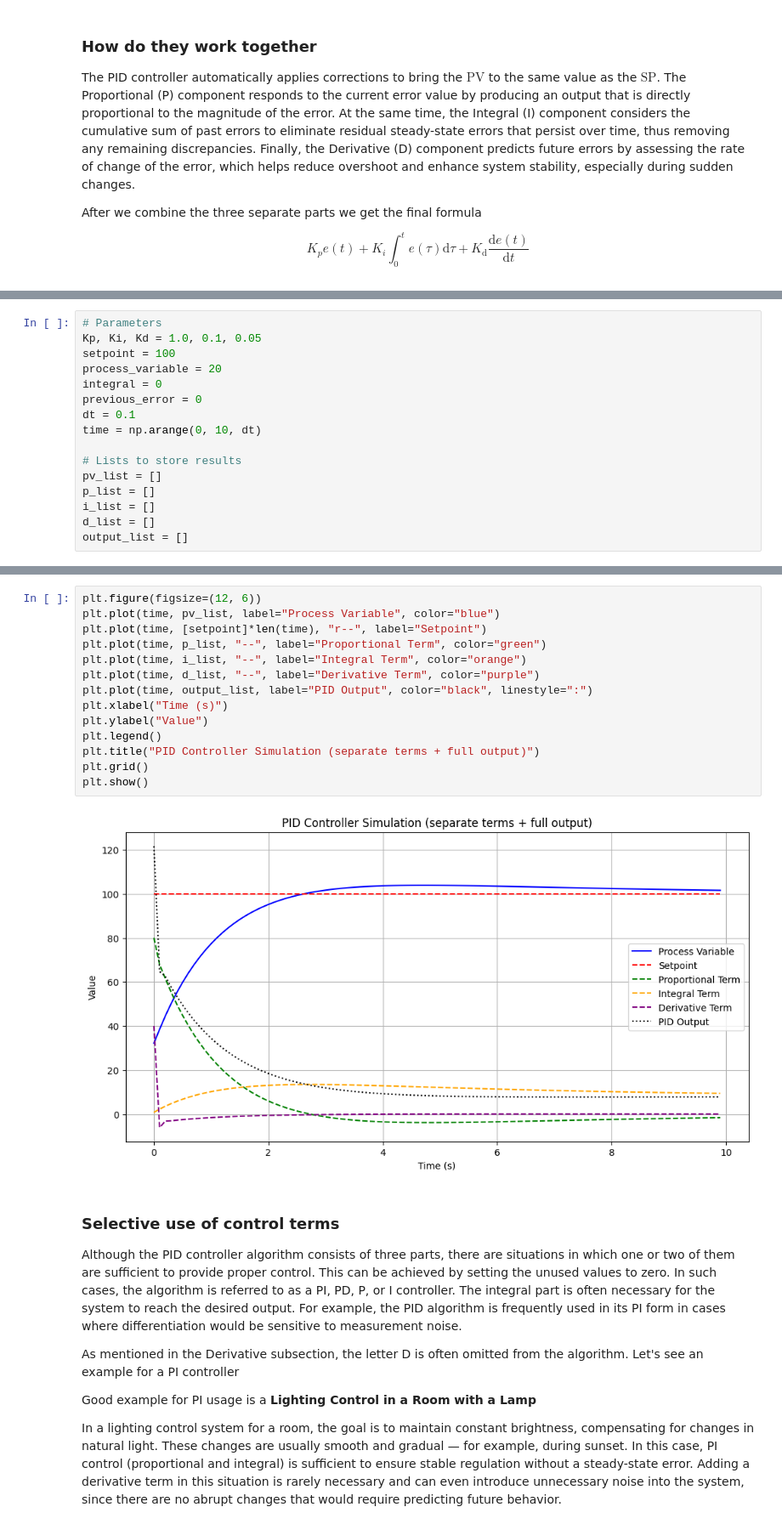
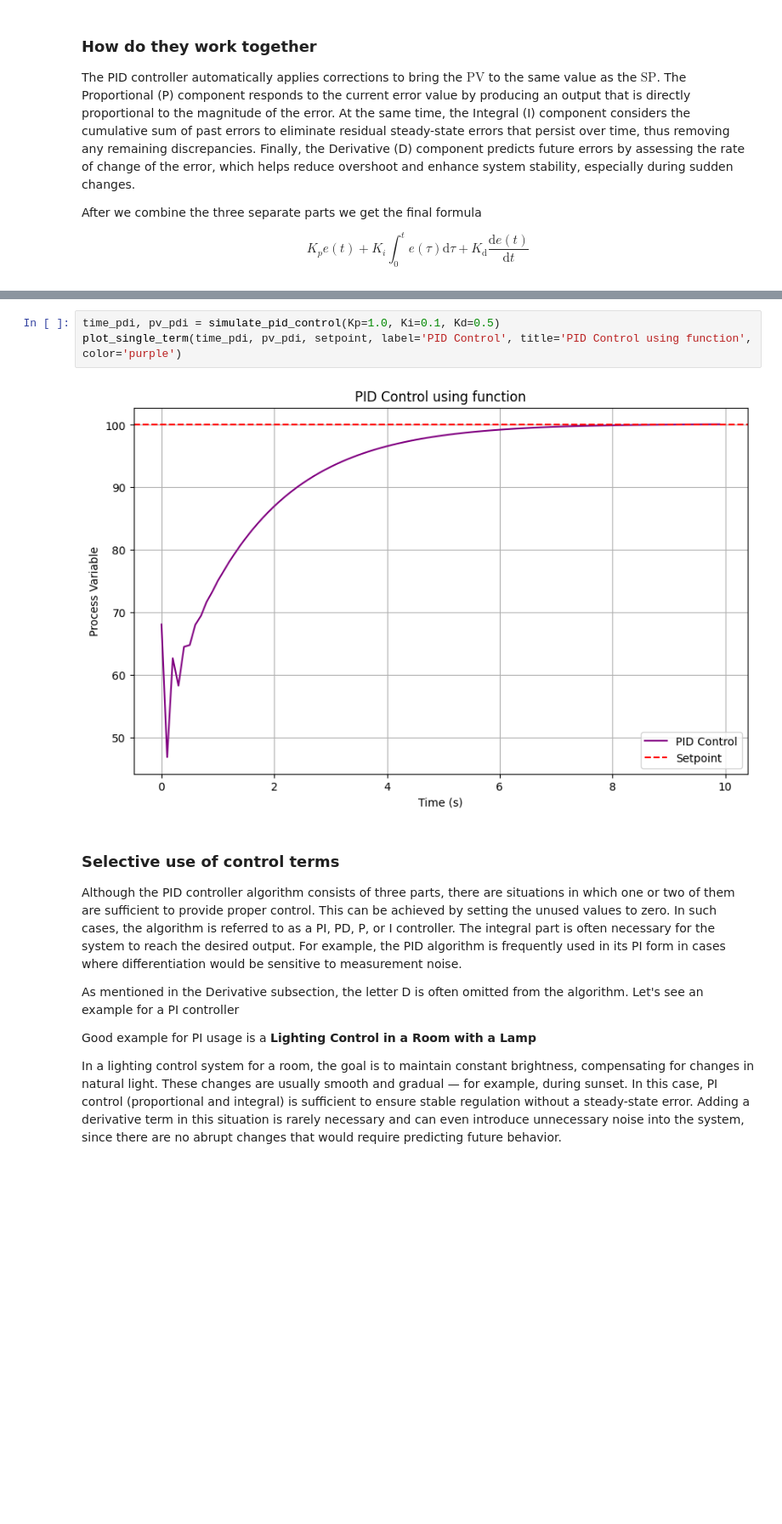
Before and after one commit to VladoDev03/pid-controller, a Jupyter notebook: pid-controller/pid-controller.ipynb, the cells around one changed output, grey strips where cells are left out. Shown: that part at 85% size. Drawn from its saved outputs; the diff is of its cells as text; blank space fills up the shorter version.

```diff
--- a/pid-controller/pid-controller.ipynb
+++ b/pid-controller/pid-controller.ipynb
@@ -216,16 +159,0 @@ def pid_controller(Kp, Ki, Kd, setpoint, process_variable, integral, previous_er
-# %%
-# Parameters
-Kp, Ki, Kd = 1.0, 0.1, 0.05
-setpoint = 100
-process_variable = 20
-integral = 0
-previous_error = 0
-dt = 0.1
-time = np.arange(0, 10, dt)
-
-# Lists to store results
-pv_list = []
-p_list = []
-i_list = []
-d_list = []
-output_list = []
@@ -255,19 +160,8 @@ for t in time:
-# %%
-plt.figure(figsize=(12, 6))
-plt.plot(time, pv_list, label="Process Variable", color="blue")
-plt.plot(time, [setpoint]*len(time), "r--", label="Setpoint")
-plt.plot(time, p_list, "--", label="Proportional Term", color="green")
-plt.plot(time, i_list, "--", label="Integral Term", color="orange")
-plt.plot(time, d_list, "--", label="Derivative Term", color="purple")
-plt.plot(time, output_list, label="PID Output", color="black", linestyle=":")
-plt.xlabel("Time (s)")
-plt.ylabel("Value")
-plt.legend()
-plt.title("PID Controller Simulation (separate terms + full output)")
-plt.grid()
-plt.show()
-# %% [output]
-[figure, removed]
+# %%
+time_pdi, pv_pdi = simulate_pid_control(Kp=1.0, Ki=0.1, Kd=0.5)
+plot_single_term(time_pdi, pv_pdi, setpoint, label='PID Control', title='PID Control using function', color='purple')
+# %% [output]
+[figure, added]
 # %% [markdown]
 ### Selective use of control terms
 Although the PID controller algorithm consists of three parts, there are situations in which one or two of them are sufficient to provide proper control. This can be achieved by setting the unused values to zero. In such cases, the algorithm is referred to as a PI, PD, P, or I controller. The integral part is often necessary for the system to reach the desired output. For example, the PID algorithm is frequently used in its PI form in cases where differentiation would be sensitive to measurement noise.
```
Also changed, not shown: parts of 9 cells of this notebook.
